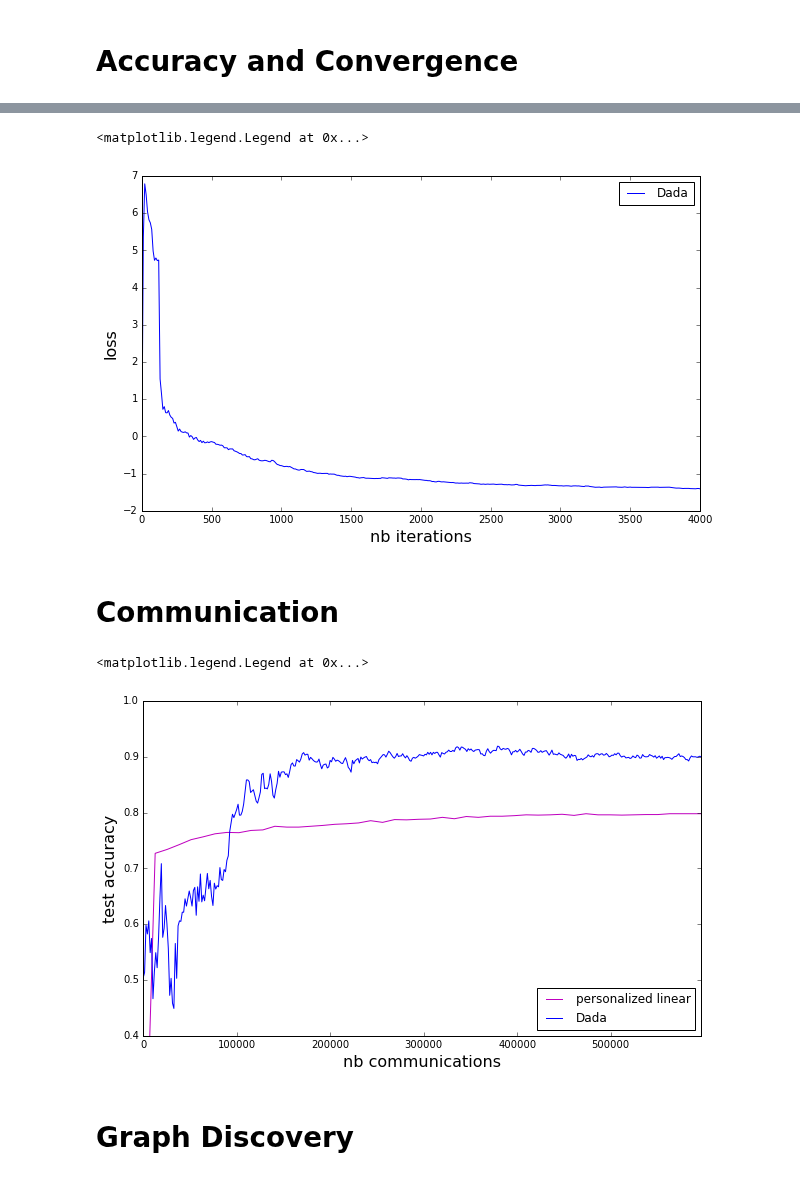
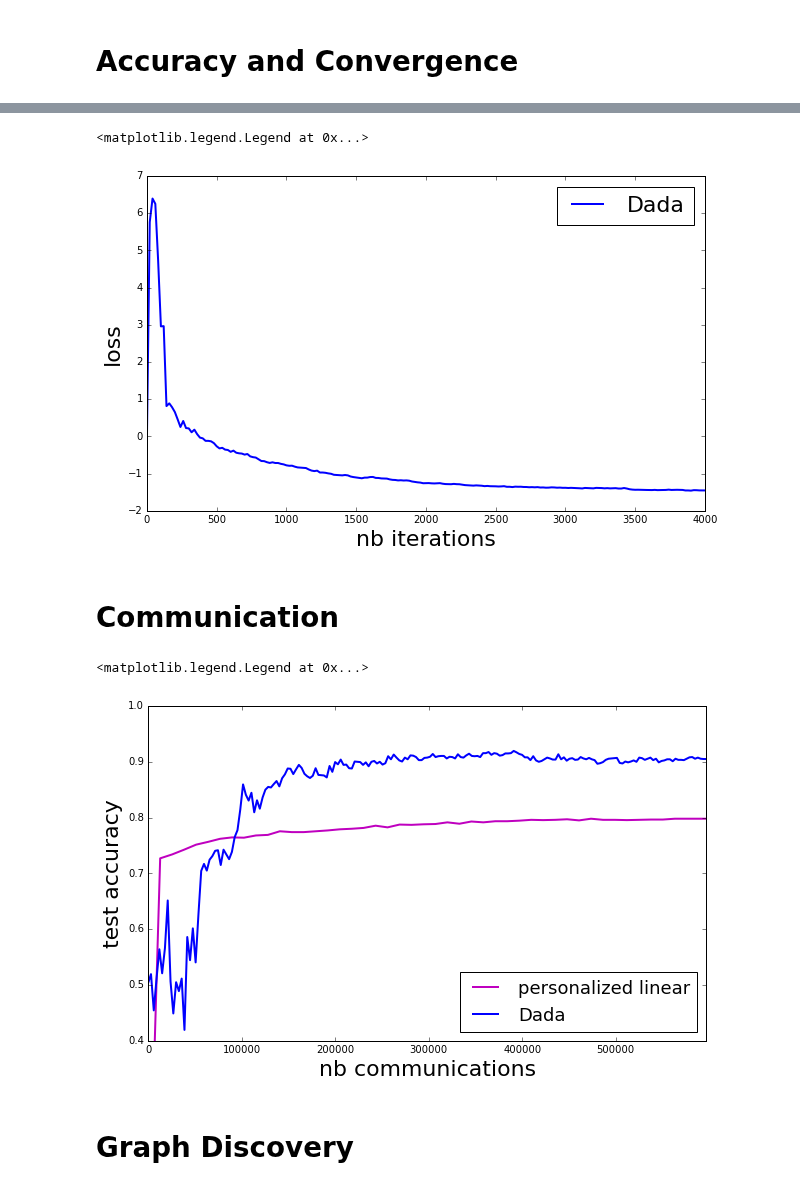
Before and after one commit to vzantedeschi/Dada, a Jupyter notebook: notebooks/Moons-20users.ipynb, the cells around one changed output, grey strips where cells are left out. Saved outputs shown, nothing was run; the diff lists cells and outputs as text; code cells hidden in the pictures.

```diff
--- a/notebooks/Moons-20users.ipynb
+++ b/notebooks/Moons-20users.ipynb
@@ -56,7 +56,7 @@ colors = {
 }
 # %%
 nodes_copy = deepcopy(nodes)
-results["Dada"] = regularized_local_FW(nodes_copy, base_clfs, beta=BETA, nb_iter=4000, mu=MU, callbacks=callbacks, checkevery=10)
+results["Dada"] = regularized_local_FW(nodes_copy, base_clfs, beta=BETA, nb_iter=4000, mu=MU, callbacks=callbacks, checkevery=20)
 # %%
 centralized_nodes = deepcopy(nodes)
 centralized_FW(centralized_nodes, base_clfs, beta=BETA, nb_iter=200, callbacks={})
@@ -113,46 +121,46 @@ plt.legend(loc='lower right')
 max_iter = 4000
 plt.figure(1, figsize=(10, 6))
 
-plt.xlabel('nb iterations', fontsize=16)
-plt.ylabel('loss', fontsize=16)
+plt.xlabel('nb iterations', fontsize=22)
+plt.ylabel('loss', fontsize=22)
 
 for k, r_list in results.items():
     try:
-        plt.plot([i*10 for i in range(len(r_list))], [r['loss'] for r in r_list], label='{}'.format(k), color=colors[k])
+        plt.plot([i*20 for i in range(len(r_list))], [r['loss'] for r in r_list], label='{}'.format(k), color=colors[k], linewidth=2)
     except:
         pass
 
-plt.legend(loc='upper right')
+plt.legend(loc='upper right', fontsize=22)
 # %% [output]
 <matplotlib.legend.Legend at 0x...>
-[figure, old version]
+[figure, new version]
 # %% [markdown]
 # Communication
 # %%
 from math import log
 
 Z = 32
 # test accuracy vs communication
 linear_com = 2*D*Z
 regularized_com = np.sum(adj_matrix)/N *(Z + log(B))
 
 x_linear = [linear_com*i*10 for i in range(len(results['personalized linear']))]
-x_regularized = [regularized_com*i*10 for i in range(len(results['Dada']))]
+x_regularized = [regularized_com*i*20 for i in range(len(results['Dada']))]
 
 plt.figure(1, figsize=(10, 6))
 
-plt.xlabel('nb communications', fontsize=16)
-plt.ylabel('test accuracy', fontsize=16)
+plt.xlabel('nb communications', fontsize=22)
+plt.ylabel('test accuracy', fontsize=22)
 
-plt.plot(x_linear, [r['accuracy'][1] for r in results['personalized linear']], label='personalized linear', color=colors['personalized linear'])
-plt.plot(x_regularized, [r['accuracy'][1] for r in results['Dada']], label='Dada', color=colors['Dada'])
+plt.plot(x_linear, [r['accuracy'][1] for r in results['personalized linear']], label='personalized linear', color=colors['personalized linear'], linewidth=2)
+plt.plot(x_regularized, [r['accuracy'][1] for r in results['Dada']], label='Dada', color=colors['Dada'], linewidth=2)
 
 plt.xlim(0, min(max(x_regularized), max(x_linear)))
 plt.ylim(0.4, 1)
-plt.legend(loc="lower right")
+plt.legend(loc="lower right", fontsize=18)
 # %% [output]
 <matplotlib.legend.Legend at 0x...>
-[figure, old version]
+[figure, new version]
 # %% [markdown]
 # Graph Discovery
 # %% [markdown]
```
Also changed, not shown: parts of 5 cells of this notebook, 1 other file.
